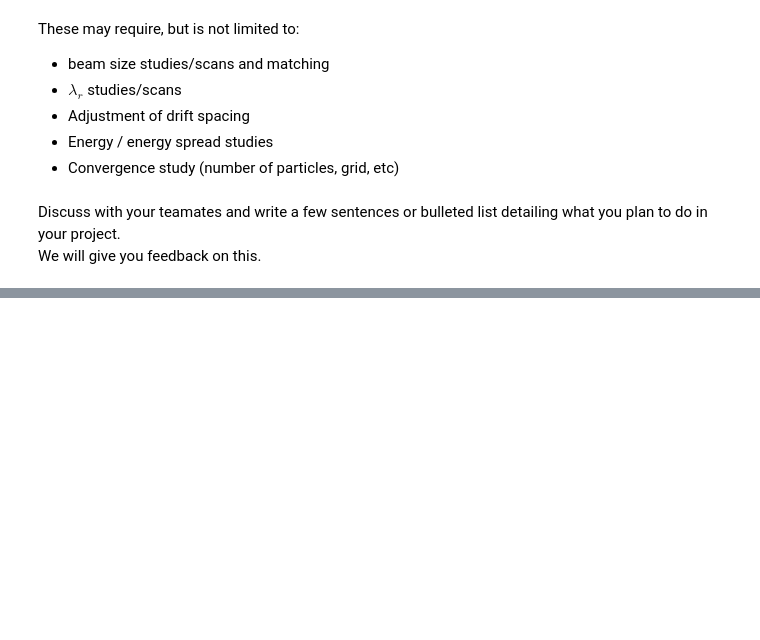
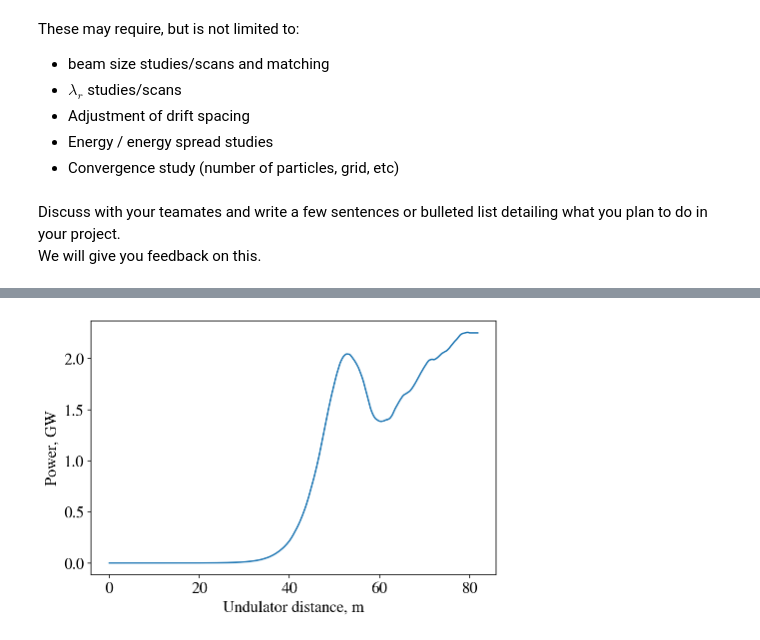
Before and after one commit to njg/FEL2021, a Jupyter notebook: day5_project.ipynb, the cells around one changed output, grey strips where cells are left out. Cells and saved outputs as stored; diff of their text form; code cells hidden in the pictures; blank space fills up the shorter version.

```diff
--- a/day5_project.ipynb
+++ b/day5_project.ipynb
@@ -58,0 +136,5 @@ We will give you feedback on this.
+# %%
+plt.plot(gen.output['data']['z'], gen.output['data']['power'][0]/1e9);
+plt.xlabel('Undulator distance, m'); plt.ylabel('Power, GW');
+# %% [output]
+[figure, added]
```
Also changed, not shown: parts of 9 cells of this notebook, 1 other file.
